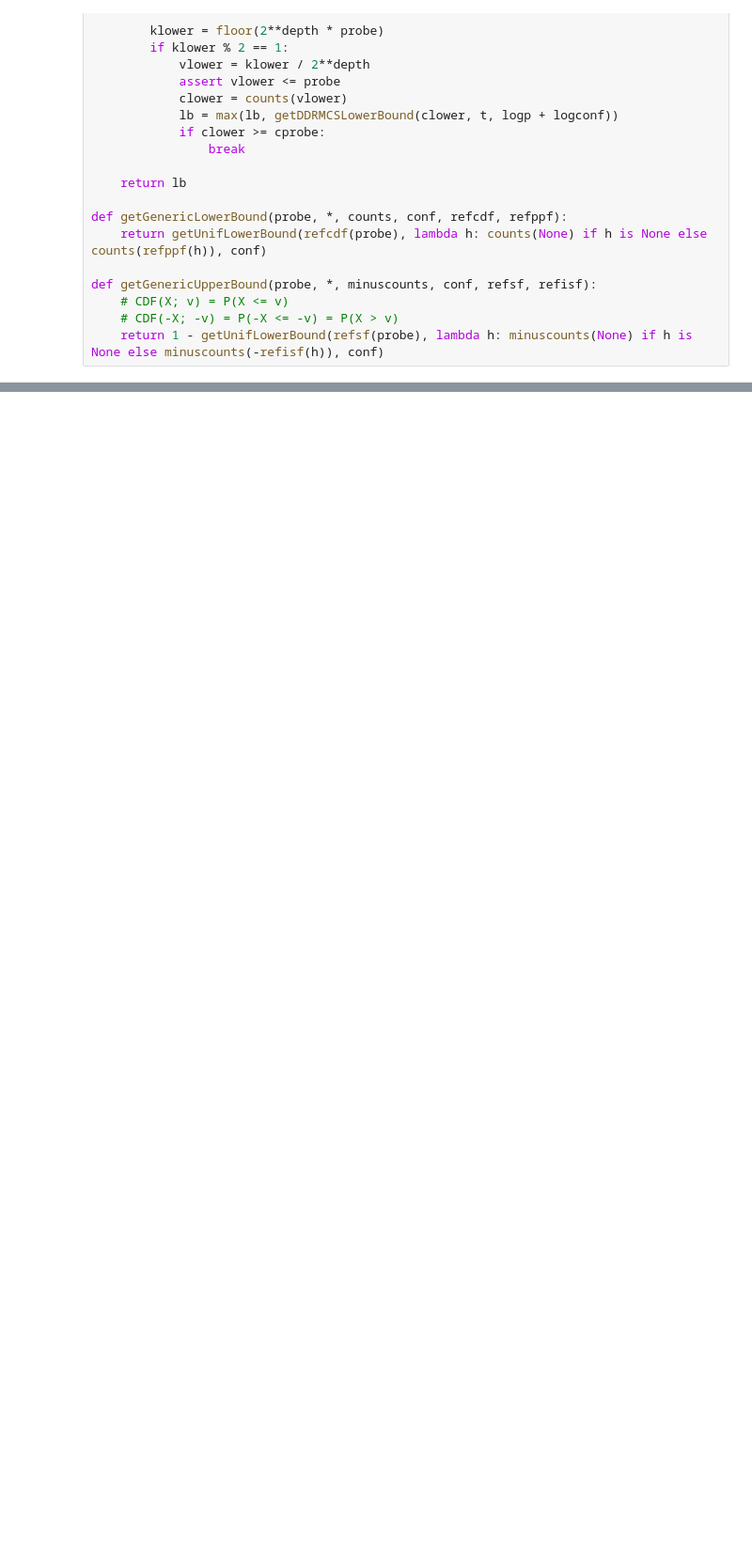
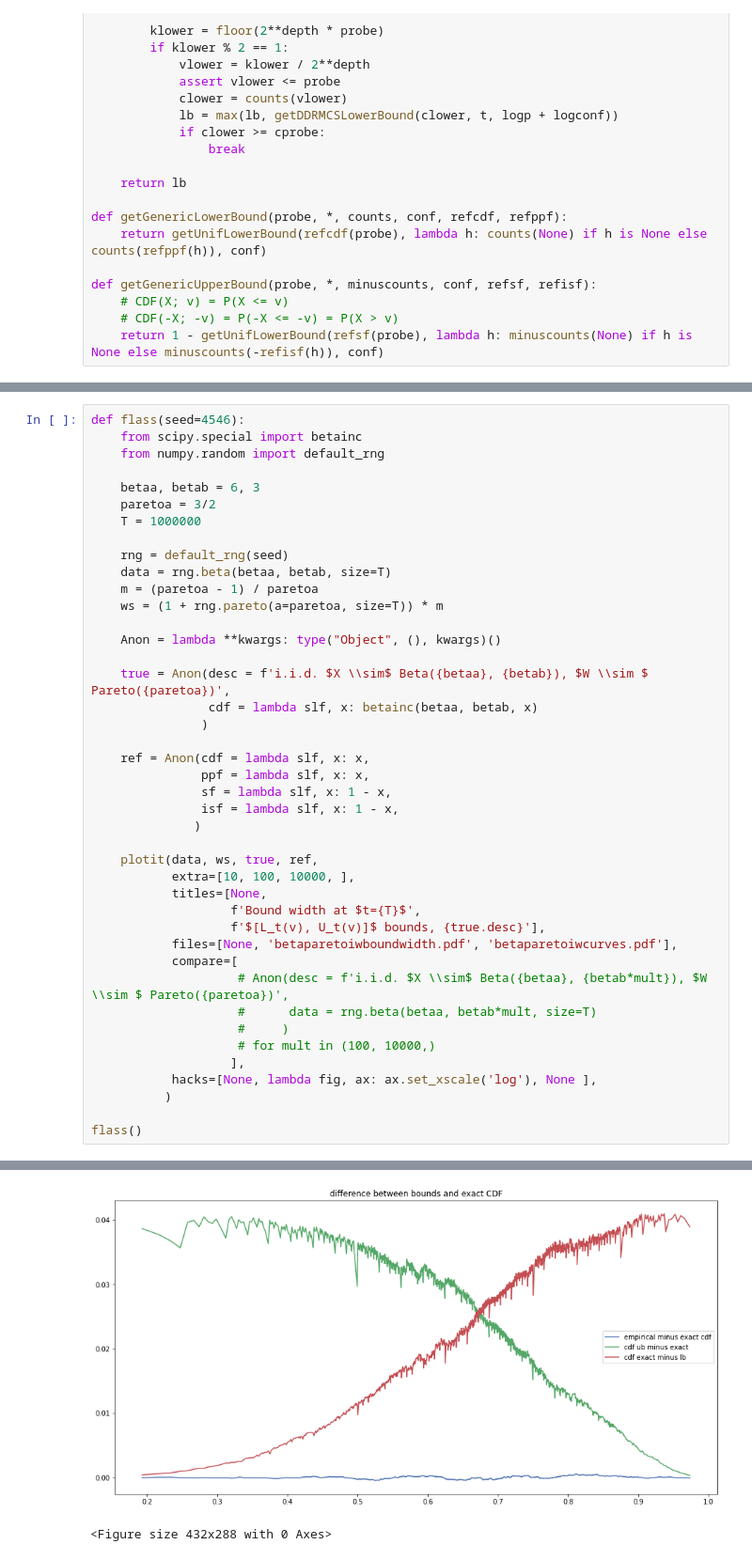
Before and after one commit to microsoft/csrobust, a Jupyter notebook: csnsopquantile.ipynb, the cells around one changed output, grey strips where cells are left out. Shown at 94% size. Saved outputs shown, nothing was run; the diff lists cells and outputs as text; blank space fills up the shorter version.

```diff
--- a/csnsopquantile.ipynb
+++ b/csnsopquantile.ipynb
@@ -525,0 +559,43 @@ flass()
+# %%
+def flass(seed=4546):
+    from scipy.special import betainc
+    from numpy.random import default_rng
+
+    betaa, betab = 6, 3
+    paretoa = 3/2
+    T = 1000000
+
+    rng = default_rng(seed)
+    data = rng.beta(betaa, betab, size=T)
+    m = (paretoa - 1) / paretoa
+    ws = (1 + rng.pareto(a=paretoa, size=T)) * m
+
+    Anon = lambda **kwargs: type("Object", (), kwargs)()
+
+    true = Anon(desc = f'i.i.d. $X \\sim$ Beta({betaa}, {betab}), $W \\sim $ Pareto({paretoa})',
+                cdf = lambda slf, x: betainc(betaa, betab, x)
+               )
+
+    ref = Anon(cdf = lambda slf, x: x,
+               ppf = lambda slf, x: x,
+               sf = lambda slf, x: 1 - x,
+               isf = lambda slf, x: 1 - x,
+              )
+
+    plotit(data, ws, true, ref,
+           extra=[10, 100, 10000, ],
+           titles=[None,
+                   f'Bound width at $t={T}$',
+                   f'$[L_t(v), U_t(v)]$ bounds, {true.desc}'],
+           files=[None, 'betaparetoiwboundwidth.pdf', 'betaparetoiwcurves.pdf'],
+           compare=[
+                    # Anon(desc = f'i.i.d. $X \\sim$ Beta({betaa}, {betab*mult}), $W \\sim $ Pareto({paretoa})',
+                    #      data = rng.beta(betaa, betab*mult, size=T)
+                    #     )
+                    # for mult in (100, 10000,)
+                   ],
+           hacks=[None, lambda fig, ax: ax.set_xscale('log'), None ],
+          )
+
+flass()
+# %% [output]
@@ -525,0 +604,2 @@ flass()
+[figure, added]
+<Figure size 432x288 with 0 Axes>
```
Also changed, not shown: parts of 10 cells of this notebook, 1 other file.
